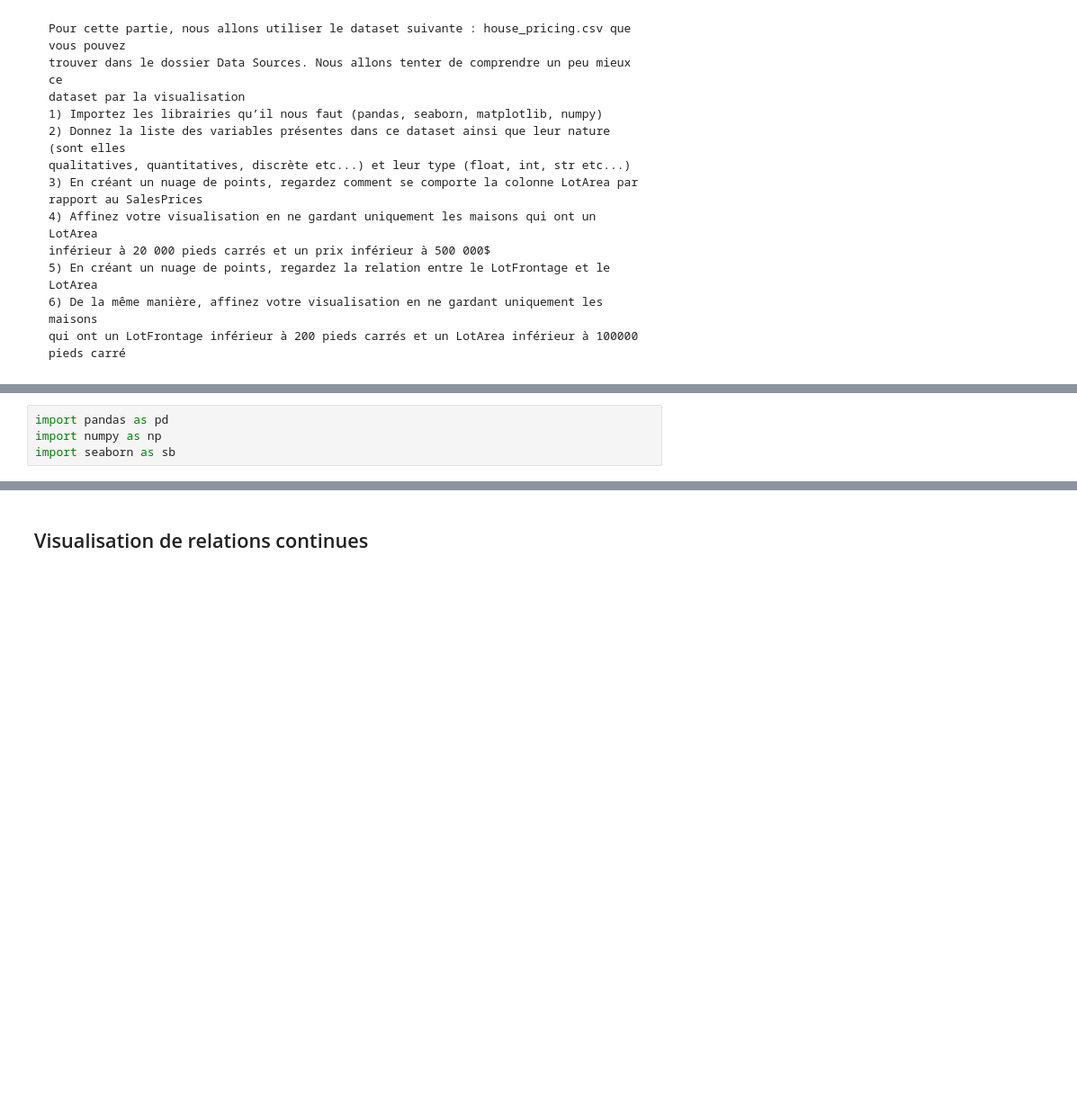
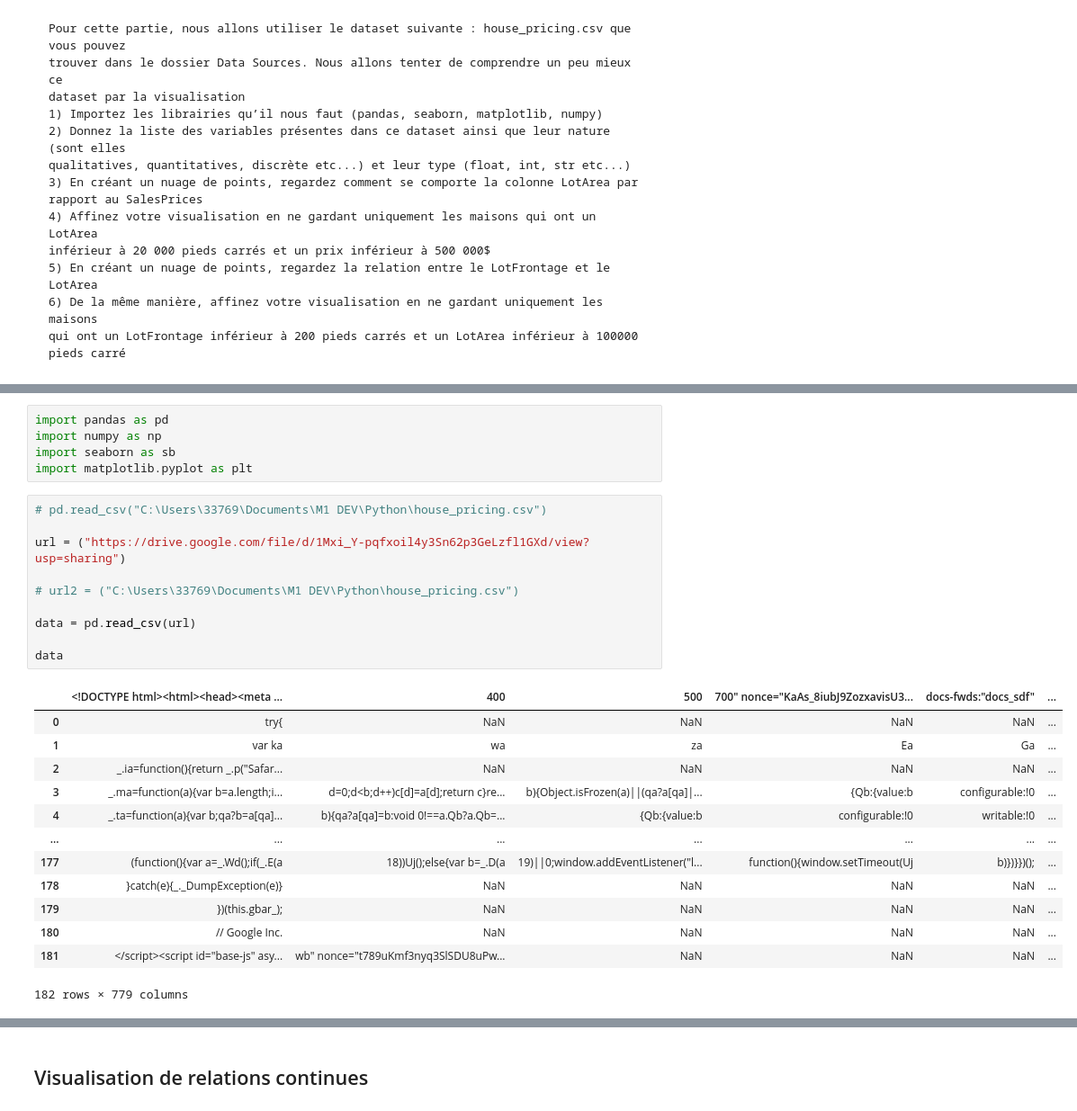
Before and after one commit to Maxoouuu/H3Python, a Jupyter notebook: Analyse_Python.ipynb, the cells around one changed output, grey strips where cells are left out. Shown at 90% size. Cells and saved outputs as stored; diff of their text form; blank space fills up the shorter version.

```diff
--- a/Analyse_Python.ipynb
+++ b/Analyse_Python.ipynb
@@ -31,3 +45,28 @@ pieds carré
 import pandas as pd
 import numpy as np
 import seaborn as sb
+import matplotlib.pyplot as plt
+# %%
+# pd.read_csv("C:\Users\33769\Documents\M1 DEV\Python\house_pricing.csv")
+
+url = ("https://drive.google.com/file/d/1Mxi_Y-pqfxoil4y3Sn62p3GeLzfl1GXd/view?usp=sharing")
+
+# url2 = ("C:\Users\33769\Documents\M1 DEV\Python\house_pricing.csv")
+
+data = pd.read_csv(url)
+
+data
+# %% [output]
+|  | <!DOCTYPE html><html><head><meta ... | 400 | 500 | 700" nonce="KaAs_8iubJ9ZozxavisU3... | docs-fwds:"docs_sdf" | ... |
+| 0 | try{ | NaN | NaN | NaN | NaN | ... |
+| 1 | var ka | wa | za | Ea | Ga | ... |
+| 2 | _.ia=function(){return _.p("Safar... | NaN | NaN | NaN | NaN | ... |
+| 3 | _.ma=function(a){var b=a.length;i... | d=0;d<b;d++)c[d]=a[d];return c}re... | b){Object.isFrozen(a)||(qa?a[qa]|... | {Qb:{value:b | configurable:!0 | ... |
+| 4 | _.ta=function(a){var b;qa?b=a[qa]... | b){qa?a[qa]=b:void 0!==a.Qb?a.Qb=... | {Qb:{value:b | configurable:!0 | writable:!0 | ... |
+| ... | ... | ... | ... | ... | ... | ... |
+| 177 | (function(){var a=_.Wd();if(_.E(a | 18))Uj();else{var b=_.D(a | 19)||0;window.addEventListener("l... | function(){window.setTimeout(Uj | b)})}})(); | ... |
+| 178 | }catch(e){_._DumpException(e)} | NaN | NaN | NaN | NaN | ... |
+| 179 | })(this.gbar_); | NaN | NaN | NaN | NaN | ... |
+| 180 | // Google Inc. | NaN | NaN | NaN | NaN | ... |
+| 181 | </script><script id="base-js" asy... | wb" nonce="t789uKmf3nyq3SlSDU8uPw... | NaN | NaN | NaN | ... |
+182 rows × 779 columns
```
Also changed, not shown: parts of 2 cells of this notebook.
